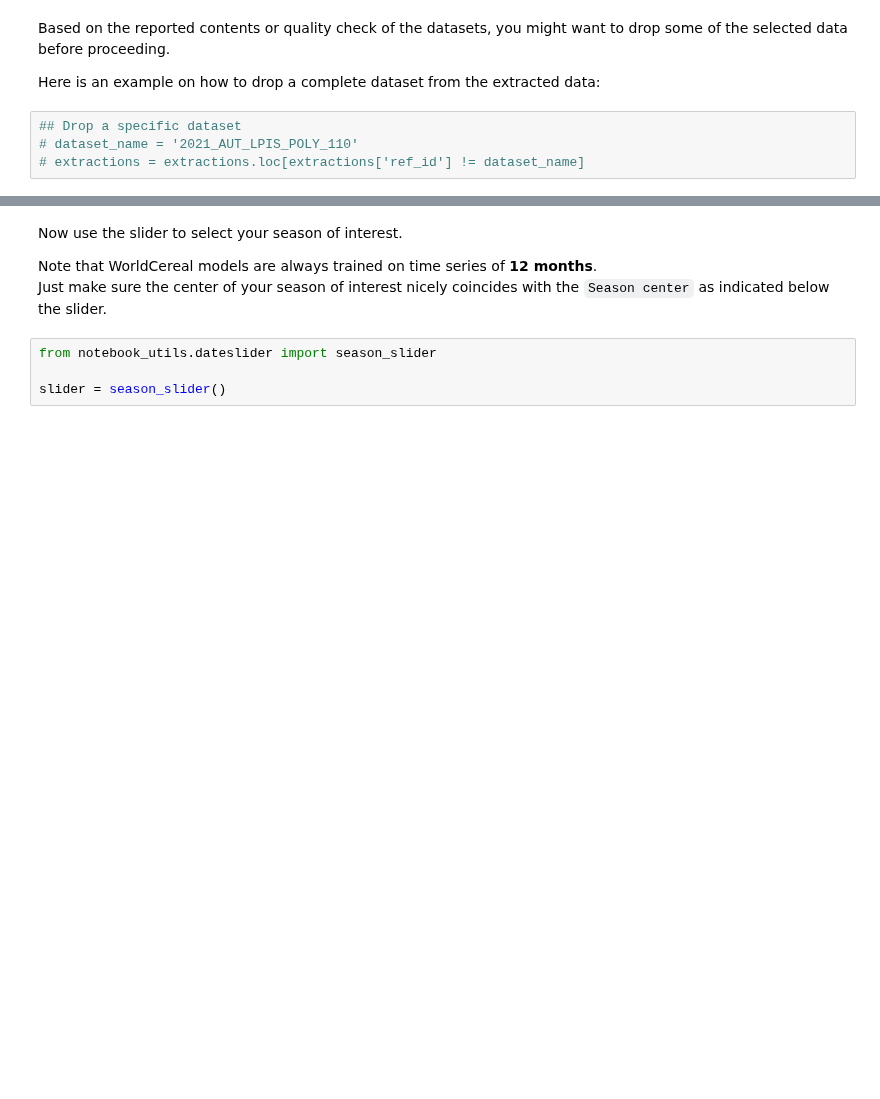
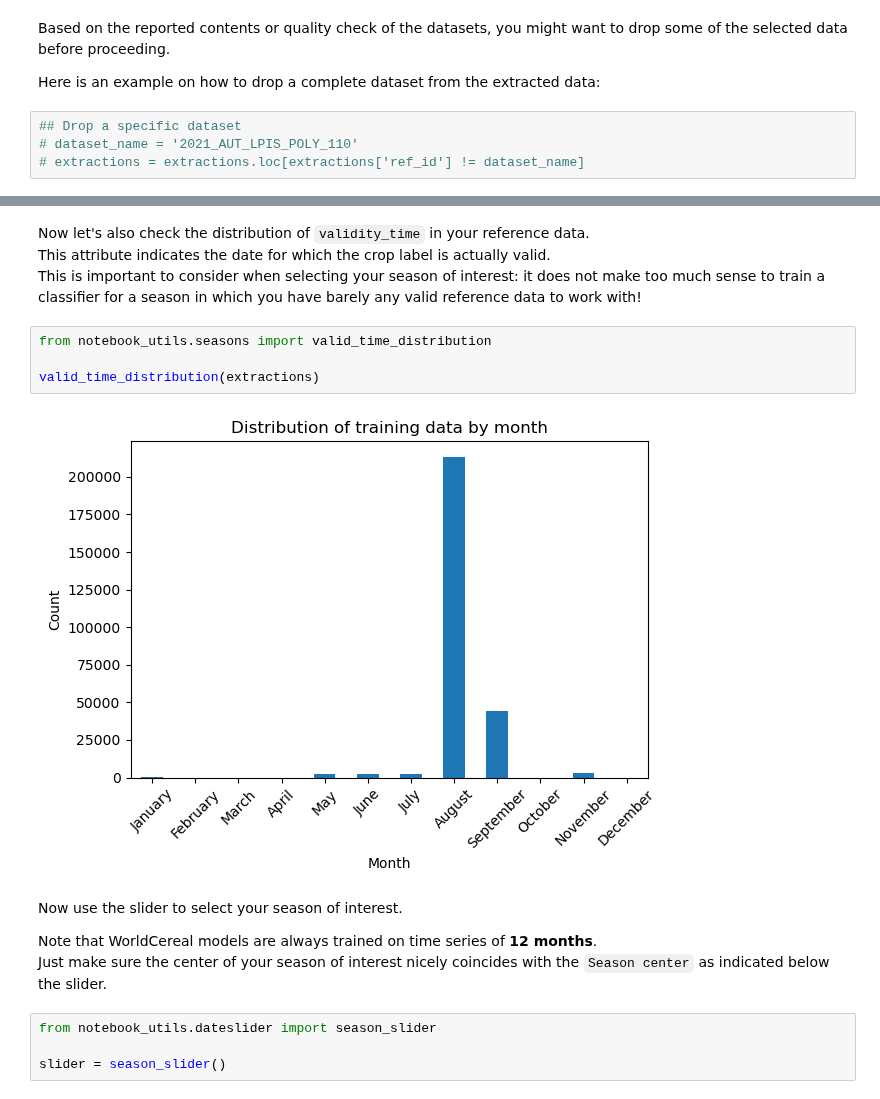
Before and after one commit to WorldCereal/worldcereal-classification, a Jupyter notebook: notebooks/worldcereal_custom_croptype.ipynb, the cells around one changed output, grey strips where cells are left out. Drawn from its saved outputs; the diff is of its cells as text; blank space fills up the shorter version.

Commit message:
added visualization of valid_time distribution in extractions

```diff
--- a/notebooks/worldcereal_custom_croptype.ipynb
+++ b/notebooks/worldcereal_custom_croptype.ipynb
@@ -187,3 +221,13 @@ seasons = retrieve_worldcereal_seasons(spatial_extent)
+# %% [markdown]
+Now let's also check the distribution of `validity_time` in your reference data.<br>
+This attribute indicates the date for which the crop label is actually valid.<br>
+This is important to consider when selecting your season of interest: it does not make too much sense to train a classifier for a season in which you have barely any valid reference data to work with!
+# %%
+from notebook_utils.seasons import valid_time_distribution
+
+valid_time_distribution(extractions)
+# %% [output]
+[figure, added]
 # %% [markdown]
 Now use the slider to select your season of interest.<br>
 
```
Also changed, not shown: parts of 5 cells of this notebook, 1 other file.
